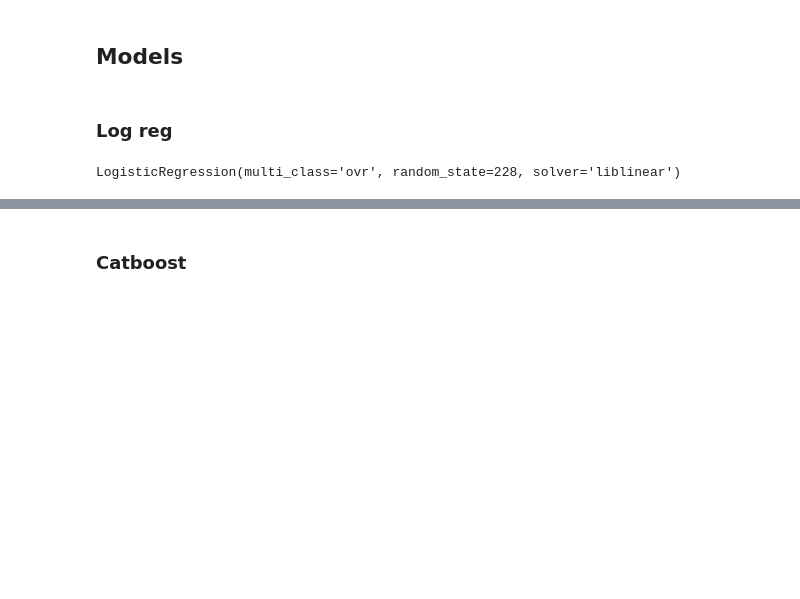
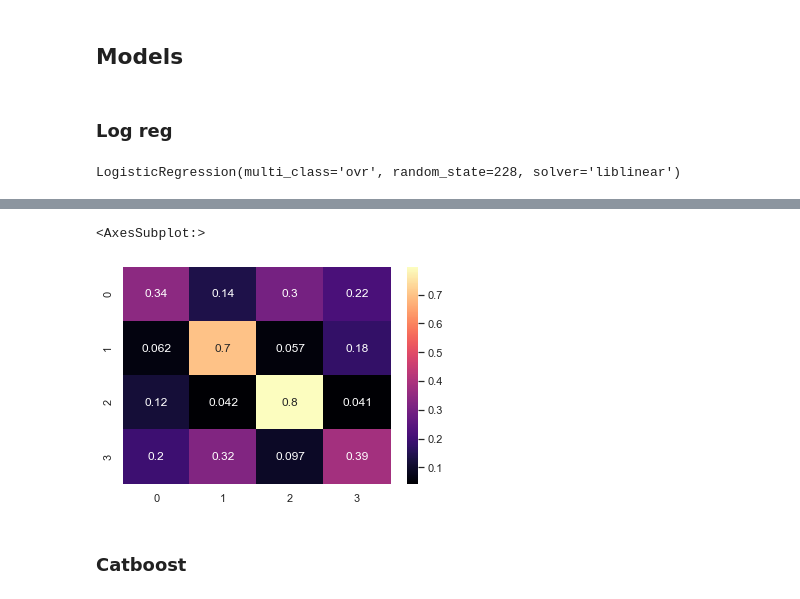
Before and after one commit to thxi/hse_embeddings, a Jupyter notebook: notebooks/EDA clusters.ipynb, the cells around one changed output, grey strips where cells are left out. Saved outputs shown, nothing was run; the diff lists cells and outputs as text; code cells hidden in the pictures; blank space fills up the shorter version.

```diff
--- a/notebooks/EDA clusters.ipynb
+++ b/notebooks/EDA clusters.ipynb
@@ -248,3 +247,11 @@ client_df = client_df.join(tmp)
+# %%
+tmp = df.groupby(['client_id', 'small_group'])[['amount_rur']].min().reset_index()
+tmp = tmp.pivot(index='client_id', columns='small_group', values='amount_rur')
+tmp = tmp.fillna(0)
+# %%
+tmp.columns = [f'group{i}_min' for i in tmp.columns]
+# %%
+client_df = client_df.join(tmp)
 # %% [markdown]
 target
 # %%
@@ -292,3 +299,13 @@ weighted avg       0.55      0.56      0.55      9000
+# %%
+cm=metrics.confusion_matrix(y_valid, logit_valid_pred )
+cm_norm = cm.astype('float') / cm.sum(axis=1)[:, np.newaxis]
+# for i, r in enumerate(cm_norm):
+#     r[i] = 0
+# %%
+sns.heatmap(cm_norm, annot=True, cmap='magma')
+# %% [output]
+<AxesSubplot:>
+[figure, added]
 # %% [markdown]
 ### Catboost
 # %%
```
Also changed, not shown: parts of 69 cells of this notebook, 6 other files.
